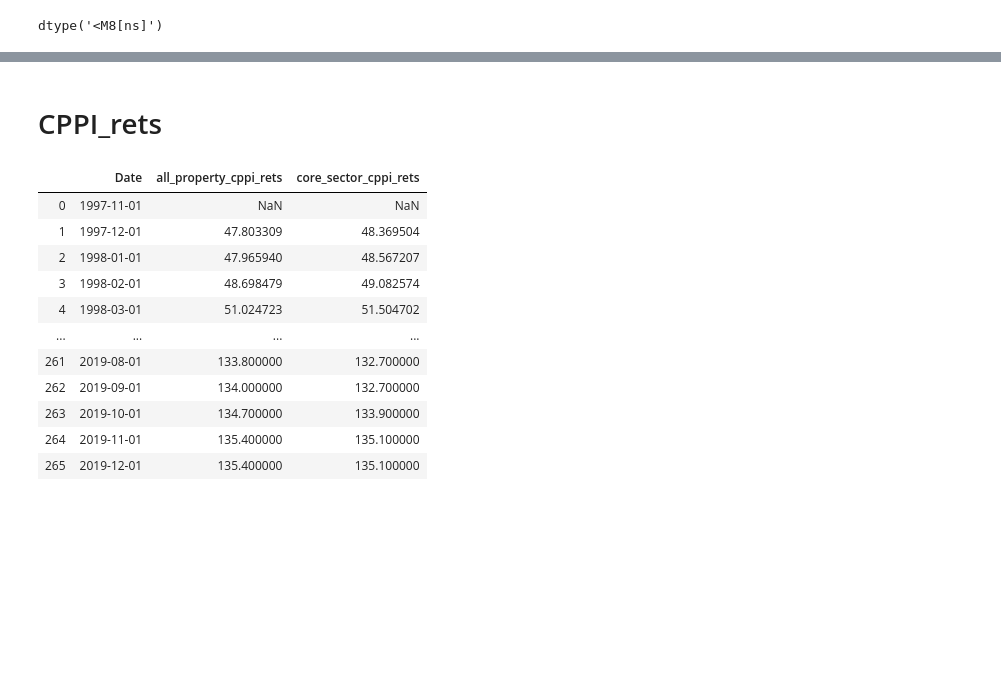
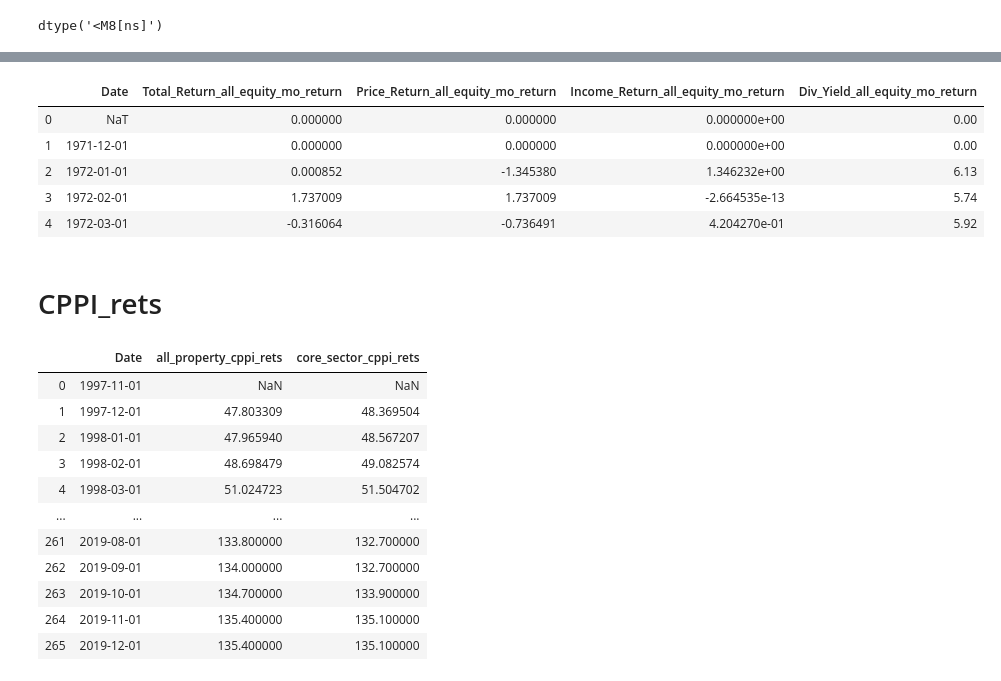
Before and after one commit to anitaguo49/Happiness-Prediction, a Jupyter notebook: Mod_4_RE_Int_AG.ipynb, the cells around one changed output, grey strips where cells are left out. Saved outputs shown, nothing was run; the diff lists cells and outputs as text; code cells hidden in the pictures; blank space fills up the shorter version.

```diff
--- a/Mod_4_RE_Int_AG.ipynb
+++ b/Mod_4_RE_Int_AG.ipynb
@@ -409,2 +430,4 @@ dtype('<M8[ns]')
 # %%
-all_equity_new = all_equity_new.fillna(0)
+temp = all_equity_new[['Total_Return_all_equity_mo_return',
+       'Price_Return_all_equity_mo_return',
+       'Income_Return_all_equity_mo_return', 'Div_Yield_all_equity_mo_return']].fillna(0)
@@ -427,2 +433,0 @@ all_equity_new
-# %%
-all_equity_new = all_equity_new.replace('00:00:00','')
@@ -445,3 +434,14 @@ all_equity_new
+# %%
+all_equity_new_2 = pd.concat([all_equity_new[['Date']], temp], axis = 1)
+all_equity_new_2.head()
+#axis=1 -> perform function for each column. axis=0 mean for each row
+# %% [output]
+|  | Date | Total_Return_all_equity_mo_return | Price_Return_all_equity_mo_return | Income_Return_all_equity_mo_return | Div_Yield_all_equity_mo_return |
+| 0 | NaT | 0.000000 | 0.000000 | 0.000000e+00 | 0.00 |
+| 1 | 1971-12-01 | 0.000000 | 0.000000 | 0.000000e+00 | 0.00 |
+| 2 | 1972-01-01 | 0.000852 | -1.345380 | 1.346232e+00 | 6.13 |
+| 3 | 1972-02-01 | 1.737009 | 1.737009 | -2.664535e-13 | 5.74 |
+| 4 | 1972-03-01 | -0.316064 | -0.736491 | 4.204270e-01 | 5.92 |
 # %% [markdown]
 # CPPI_rets
 # %%
```
Also changed, not shown: parts of 7 cells of this notebook.
